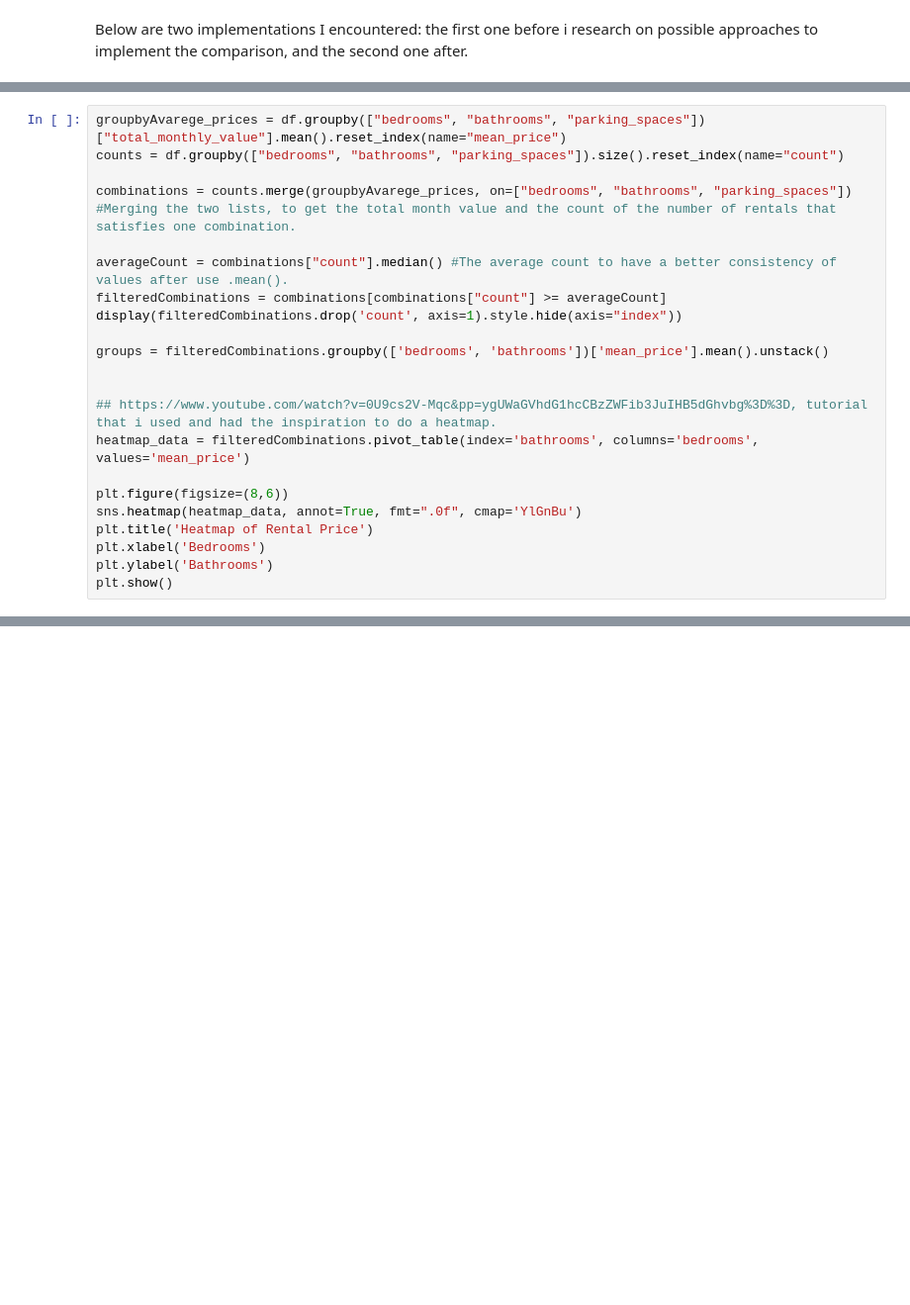
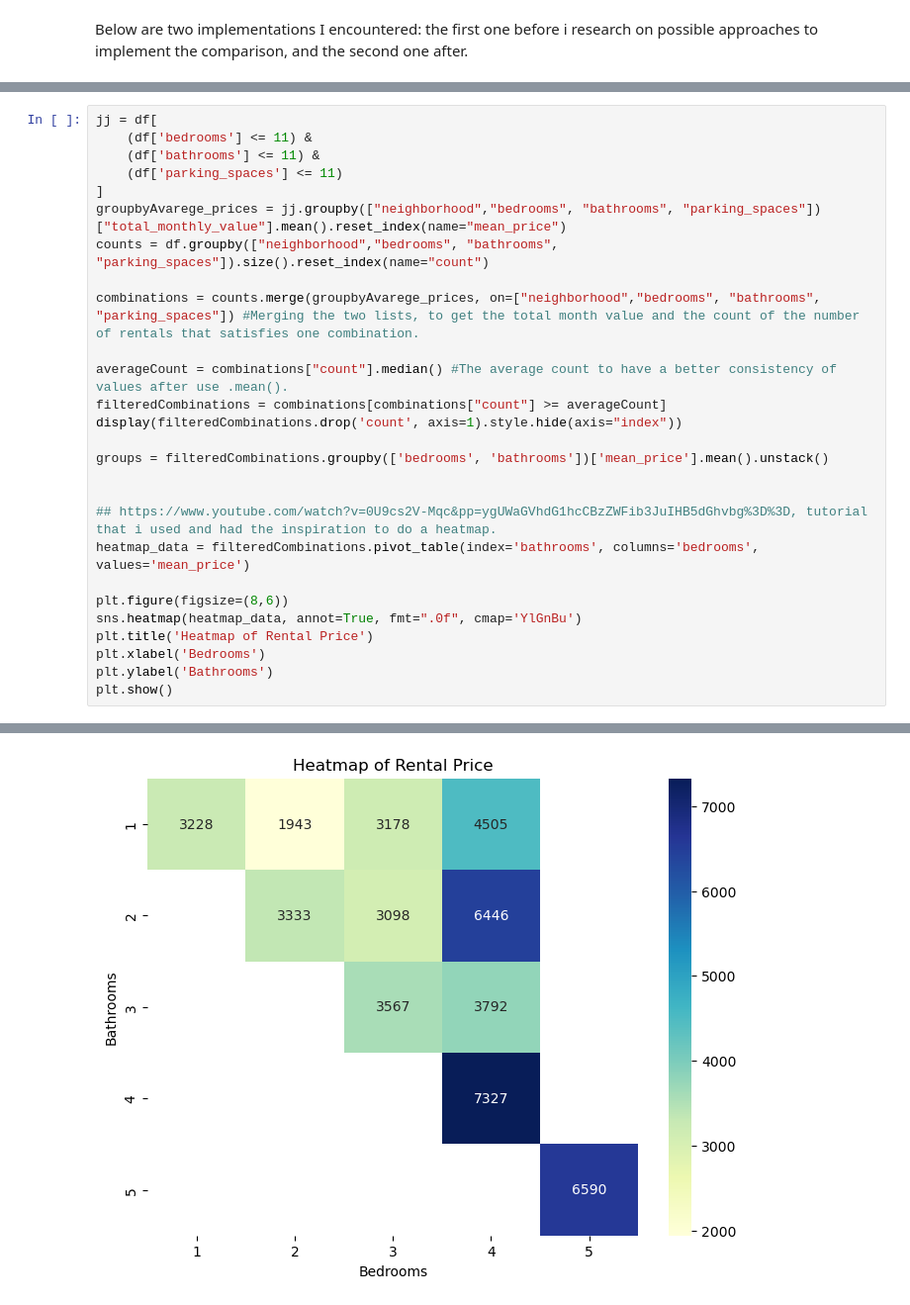
Before and after one commit to ocaiosilv/rental-analytics, a Jupyter notebook: analysis/DataAnalysis.ipynb, the cells around one changed output, grey strips where cells are left out. Shown at 99% size. Drawn from its saved outputs; the diff is of its cells as text; blank space fills up the shorter version.

```diff
--- a/analysis/DataAnalysis.ipynb
+++ b/analysis/DataAnalysis.ipynb
@@ -85,8 +155,13 @@ display(filteredSizeCompDataFrame.drop('count', axis=1))
 # %%
-groupbyAvarege_prices = df.groupby(["bedrooms", "bathrooms", "parking_spaces"])["total_monthly_value"].mean().reset_index(name="mean_price")
-counts = df.groupby(["bedrooms", "bathrooms", "parking_spaces"]).size().reset_index(name="count")
+jj = df[
+    (df['bedrooms'] <= 11) &
+    (df['bathrooms'] <= 11) &
+    (df['parking_spaces'] <= 11)
+]
+groupbyAvarege_prices = jj.groupby(["neighborhood","bedrooms", "bathrooms", "parking_spaces"])["total_monthly_value"].mean().reset_index(name="mean_price")
+counts = df.groupby(["neighborhood","bedrooms", "bathrooms", "parking_spaces"]).size().reset_index(name="count")
 
-combinations = counts.merge(groupbyAvarege_prices, on=["bedrooms", "bathrooms", "parking_spaces"]) #Merging the two lists, to get the total month value and the count of the number of rentals that satisfies one combination.
+combinations = counts.merge(groupbyAvarege_prices, on=["neighborhood","bedrooms", "bathrooms", "parking_spaces"]) #Merging the two lists, to get the total month value and the count of the number of rentals that satisfies one combination.
 
 averageCount = combinations["count"].median() #The average count to have a better consistency of values after use .mean().
 filteredCombinations = combinations[combinations["count"] >= averageCount]
@@ -104,3 +179,4 @@ plt.title('Heatmap of Rental Price')
 plt.xlabel('Bedrooms')
 plt.ylabel('Bathrooms')
 plt.show()
+# %% [output]
@@ -106,0 +200 @@ plt.show()
+[figure, added]
```
Also changed, not shown: parts of 8 cells of this notebook.
